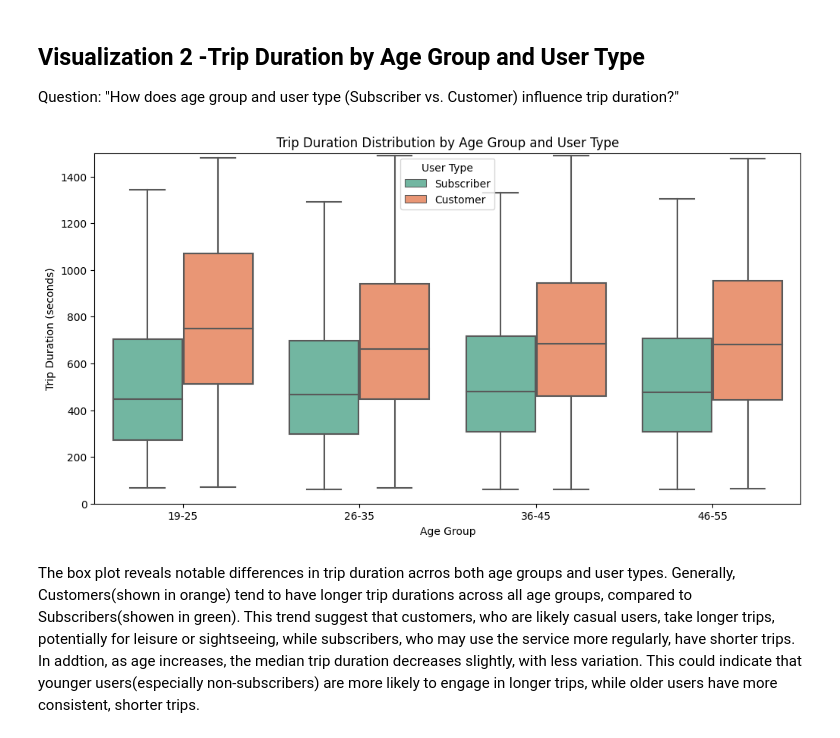
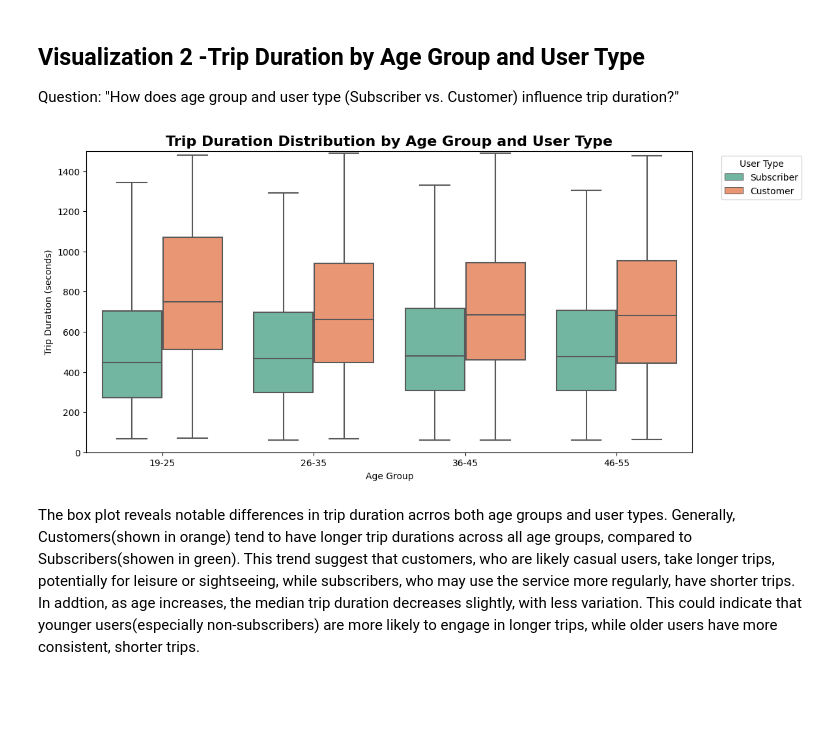
Before and after one commit to naamabenita/part-2, a Jupyter notebook: Part_II_explanatory_template.ipynb, the cells around one changed output. Drawn from its saved outputs; the diff is of its cells as text; code cells hidden in the pictures; blank space fills up the shorter version.

```diff
--- a/Part_II_explanatory_template.ipynb
+++ b/Part_II_explanatory_template.ipynb
@@ -221,25 +227,25 @@ Question: "How does age group and user type (Subscriber vs. Customer) influence
 # %%
 #Assuming the current year is 2024
 current_year = 2024
 df['age'] = current_year - df['member_birth_year']
 
 # Create age bins for better grouping
 age_bins = [18, 25, 35, 45, 55]
 age_labels = ['19-25', '26-35', '36-45', '46-55']
 df['age_group'] = pd.cut(df['age'], bins=age_bins, labels=age_labels, right=False)
 
 # Boxplot for trip duration by age group and user type
 plt.figure(figsize=(12, 6))
 sns.boxplot(data=df, x='age_group', y='duration_sec', hue='user_type',
             palette='Set2', showfliers=False)
-plt.title('Trip Duration Distribution by Age Group and User Type')
+plt.title('Trip Duration Distribution by Age Group and User Type', fontsize=16, fontweight='bold')
 plt.xlabel('Age Group')
 plt.ylabel('Trip Duration (seconds)')
-plt.legend(title='User Type')
+plt.legend(bbox_to_anchor =(1.04, 1), title='User Type', loc="upper left", fontsize=10)
 plt.ylim(0, 1500)
 plt.show()
 # %% [output]
-[figure, old version]
+[figure, new version]
 # %% [markdown]
 The box plot reveals notable differences in trip duration acrros both age groups and user types.
 Generally, Customers(shown in orange) tend to have longer trip durations across all age groups, compared to Subscribers(showen in green). This trend suggest that customers, who are likely casual users, take longer trips, potentially for leisure or sightseeing, while subscribers, who may use the service more regularly, have shorter trips.
```
Also changed, not shown: parts of 4 cells of this notebook.
